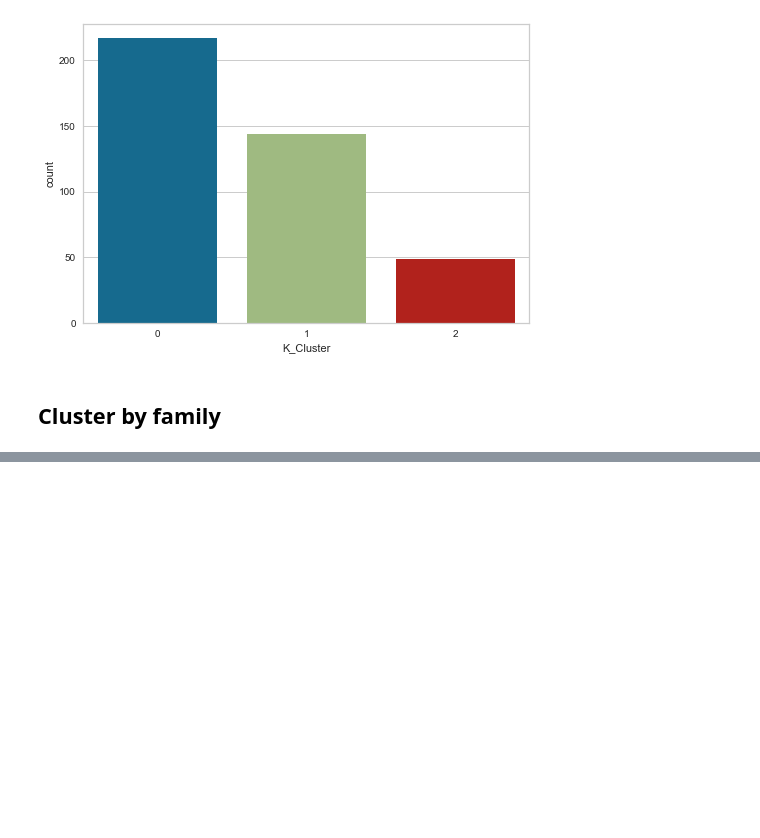
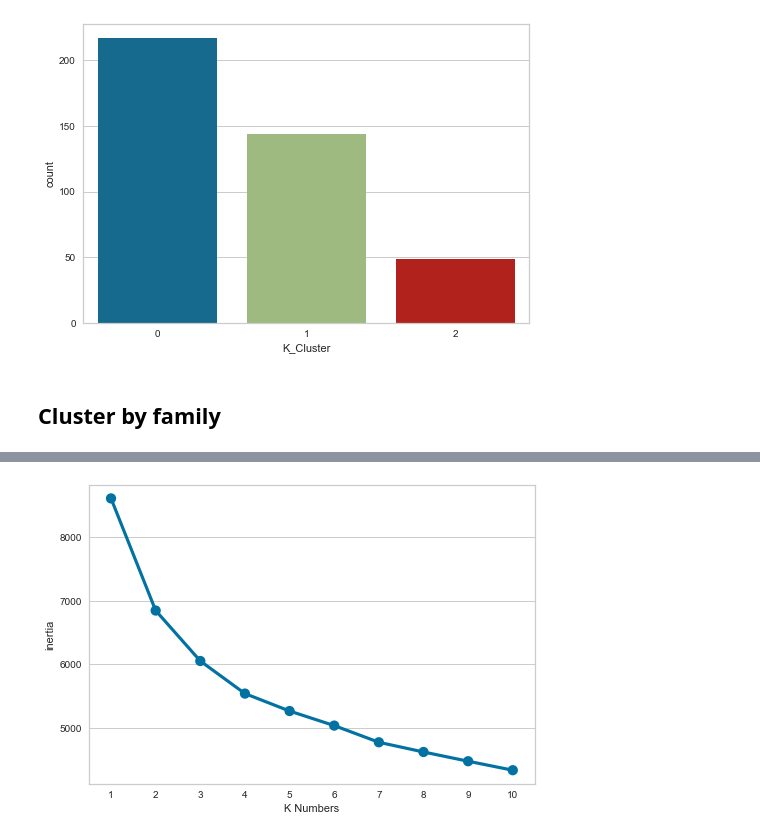
Before and after one commit to LorenzoPigozzi/Business_Cases, a Jupyter notebook: Case 5/BC5_Phuc.ipynb, the cells around one changed output, grey strips where cells are left out. Cells and saved outputs as stored; diff of their text form; code cells hidden in the pictures; blank space fills up the shorter version.

```diff
--- a/Case 5/BC5_Phuc.ipynb
+++ b/Case 5/BC5_Phuc.ipynb
@@ -192,0 +302,18 @@ pd.pivot_table(test_df, index='Point-of-Sale_ID', columns='ProductFamily_ID',
+# %%
+scaler = StandardScaler()
+aggdf_scaled = scaler.fit_transform(pivot_df)
+# transform into a dataframe
+aggdf_scaled = pd.DataFrame(aggdf_scaled, index = pivot_df.index, columns = pivot_df.columns)
+
+inertia = {}
+for k in range(1, 11):
+    kmeans = KMeans(n_clusters= k, init= 'k-means++', max_iter= 300)
+    kmeans.fit(aggdf_scaled)
+    inertia[k] = kmeans.inertia_
+# plot the WCSS values
+sns.pointplot(x = list(inertia.keys()), y = list(inertia.values()))
+plt.xlabel('K Numbers')
+plt.ylabel('inertia')
+plt.show()
+# %% [output]
+[figure, added]
```
Also changed, not shown: parts of 13 cells of this notebook.
